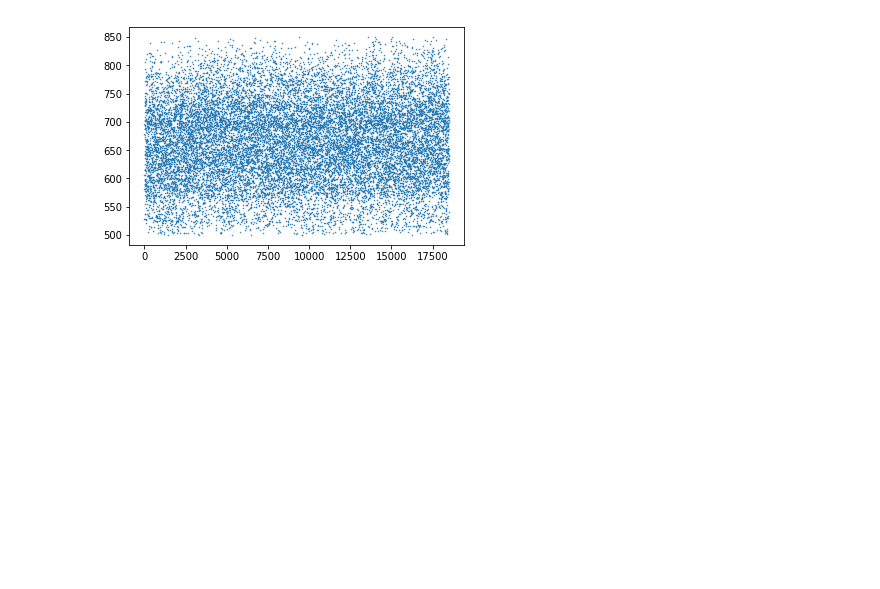
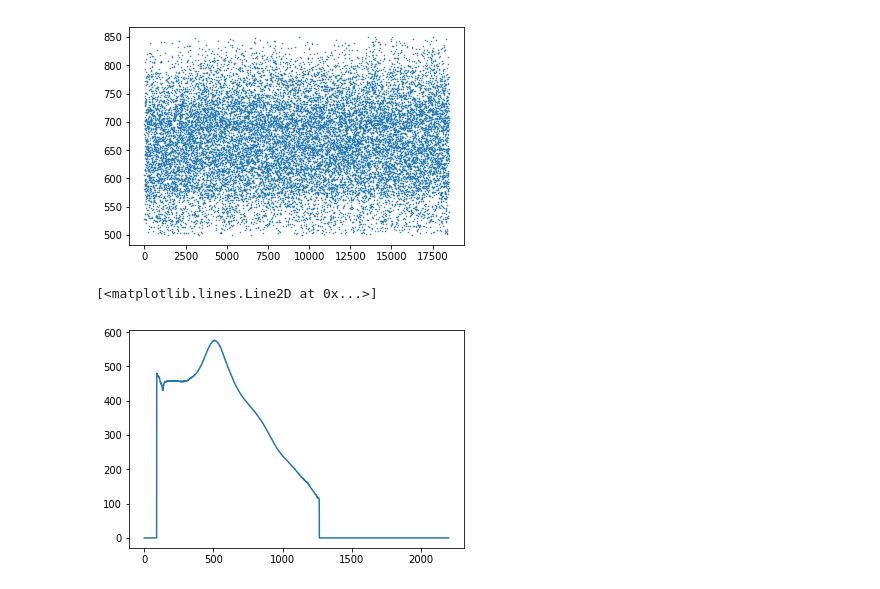
Before and after one commit to dermen/n0t3boox, a Jupyter notebook: tma_analysis_sacla.ipynb, the cells around one changed output. Drawn from its saved outputs; the diff is of its cells as text; code cells hidden in the pictures; blank space fills up the shorter version.

```diff
--- a/tma_analysis_sacla.ipynb
+++ b/tma_analysis_sacla.ipynb
@@ -64,17 +70,17 @@ print ("%d shots in run %s"%(len( df_run), h5.filename) )
 # %% [output]
 20000 shots in run r656748/radials.h5
 # %%
-# now , we should merge this TMA data frame with the other experimental data
-# that is store in the h5 file
+# Now , we should merge this TMA data frame with the experimental data in the hdf5 file
 
 pumped = h5['pumped']
 dark = h5['dark']
 
-#these are the relevant bits, in particular the energy, radials and tag
+# These are the relevant bits of the files, in particular the energy, radials and tag number
 df_pumped_h5data = pandas.DataFrame({'radials': list(pumped['radials'].value),
                         'tagNumber': pumped['tag'].value, # note we keep same name tagNumber as the TMA data for merging
                         'olaser_delay': pumped['olaser_delay'].value,
                         'pulse_energy': pumped['pulse_energy'].value,
+                        'photon_energy': pumped['photon_energy'].value,
                         'olaser_volt': pumped['olaser_volt'].value,
                         'xlaser_joule_bm_1': pumped['xlaser_joule_bm_1'].value})
 
@@ -83,9 +89,13 @@ df_dark_h5data = pandas.DataFrame({'radials': list(dark['radials'].value),
                         'tagNumber': dark['tag'].value, # note we keep same name tagNumber as the TMA data for merging
                         'olaser_delay': dark['olaser_delay'].value,
                         'pulse_energy': dark['pulse_energy'].value,
+                        'photon_energy': dark['photon_energy'].value,
                         'olaser_volt': dark['olaser_volt'].value,
                         'xlaser_joule_bm_1': dark['xlaser_joule_bm_1'].value})
 
-#NOTE: we made pumped[radials] a list, this is called pandas abuse...
-# otherwise we cannot load the radial data into the Dataframe as it is no longer a 1D series..
+#NOTE: we made pumped[radials] a list, this is slightly abusing the pandas philosophy
+# but it is quite convenient because we can keep all the parameters aligned
+# when we analyze the radials
+
+# NOTE: if radials is left as a numpy array pandas will Raise and exception
 # %%
@@ -149 +173,9 @@ df_main['delay_time'] = df_main.olaser_delay * 0.0066 + df_main.time_adjust
 df_main.to_pickle("run%d_main.pkl"%run)
+# %%
+# the dataframe is quite useful
+# e.g. to plot a radial profile
+plt.plot( df_main.query("pumped==True").radials.mean(0) )
+# The next notebook explains how to do detailed analysis
+# %% [output]
+[<matplotlib.lines.Line2D at 0x...>]
+[figure, added]
```
Also changed, not shown: parts of 15 cells of this notebook.
